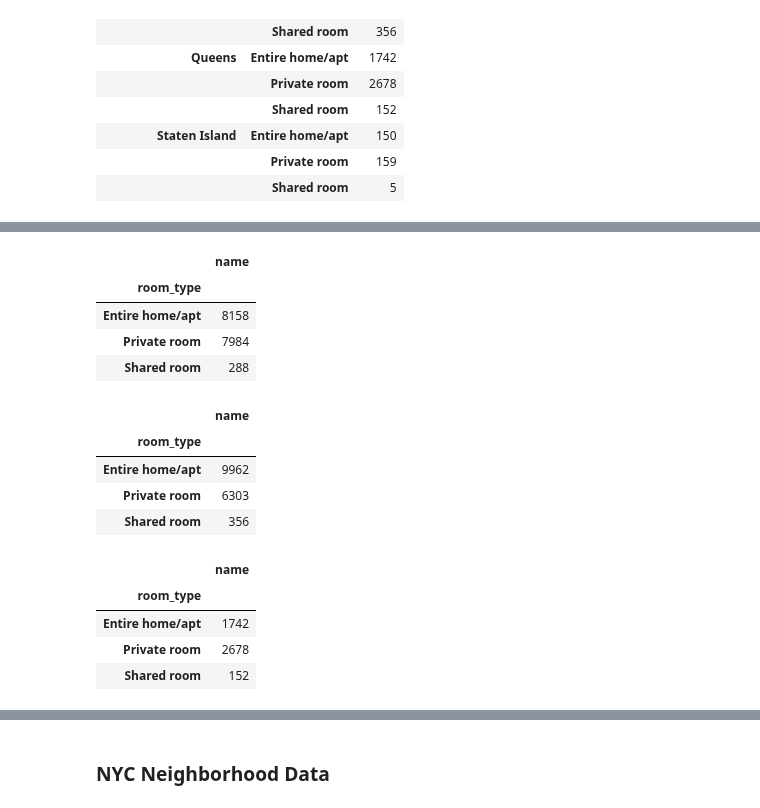
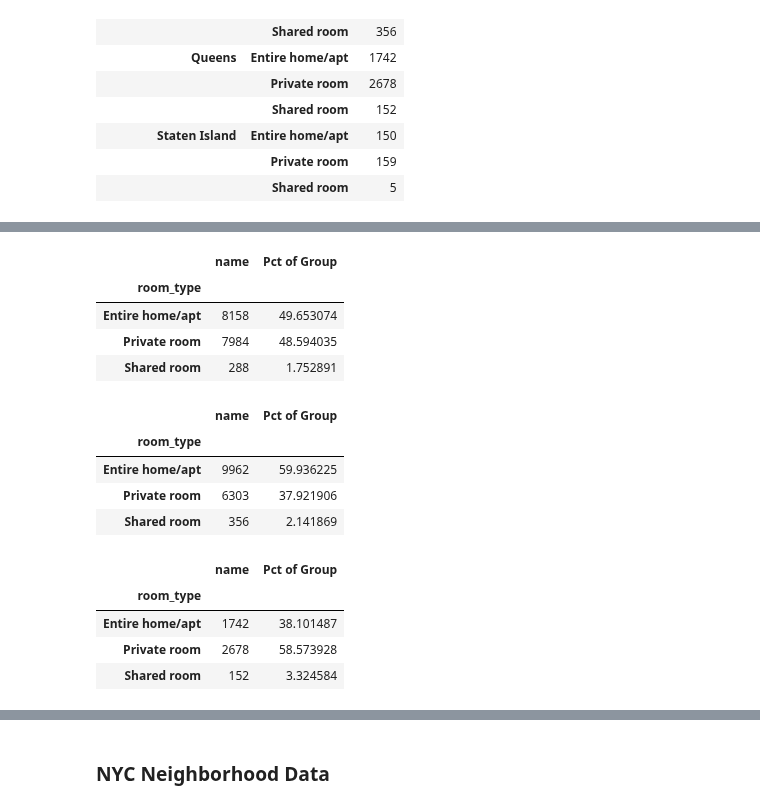
Before and after one commit to mjknj18/2019-NYC-Airbnb-Property-Data-Analysis, a Jupyter notebook: 2019_NYC_Airbnb_Property_Data_Analysis_Main.ipynb, the cells around one changed output, grey strips where cells are left out. Saved outputs shown, nothing was run; the diff lists cells and outputs as text; code cells hidden in the pictures.

```diff
--- a/2019_NYC_Airbnb_Property_Data_Analysis_Main.ipynb
+++ b/2019_NYC_Airbnb_Property_Data_Analysis_Main.ipynb
@@ -192,27 +186,33 @@ Bx
 # %%
 Bk = RT_NG.loc['Brooklyn']
 Bk
+Bk['Pct of Group'] = Bk['name']/Bk['name'].sum()*100
+Bk
 # %% [output]
-|  | name |
-| room_type |  |
-| Entire home/apt | 8158 |
-| Private room | 7984 |
-| Shared room | 288 |
+|  | name | Pct of Group |
+| room_type |  |  |
+| Entire home/apt | 8158 | 49.653074 |
+| Private room | 7984 | 48.594035 |
+| Shared room | 288 | 1.752891 |
 # %%
 Mnhtn = RT_NG.loc['Manhattan']
 Mnhtn
+Mnhtn['Pct of Group'] = Mnhtn['name']/Mnhtn['name'].sum()*100
+Mnhtn
 # %% [output]
-|  | name |
-| room_type |  |
-| Entire home/apt | 9962 |
-| Private room | 6303 |
-| Shared room | 356 |
+|  | name | Pct of Group |
+| room_type |  |  |
+| Entire home/apt | 9962 | 59.936225 |
+| Private room | 6303 | 37.921906 |
+| Shared room | 356 | 2.141869 |
 # %%
 Qns = RT_NG.loc['Queens']
 Qns
+Qns['Pct of Group'] = Qns['name']/Qns['name'].sum()*100
+Qns
 # %% [output]
-|  | name |
-| room_type |  |
-| Entire home/apt | 1742 |
-| Private room | 2678 |
-| Shared room | 152 |
+|  | name | Pct of Group |
+| room_type |  |  |
+| Entire home/apt | 1742 | 38.101487 |
+| Private room | 2678 | 58.573928 |
+| Shared room | 152 | 3.324584 |
```
Also changed, not shown: parts of 11 cells of this notebook.
